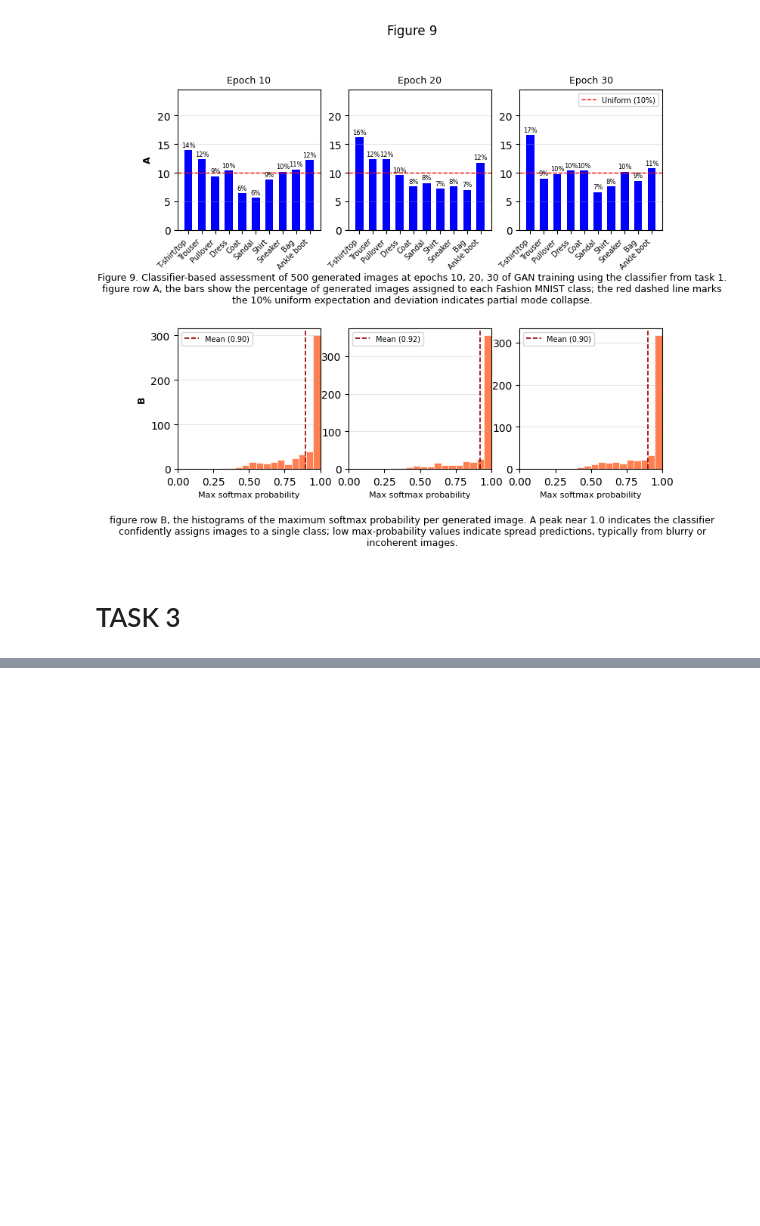
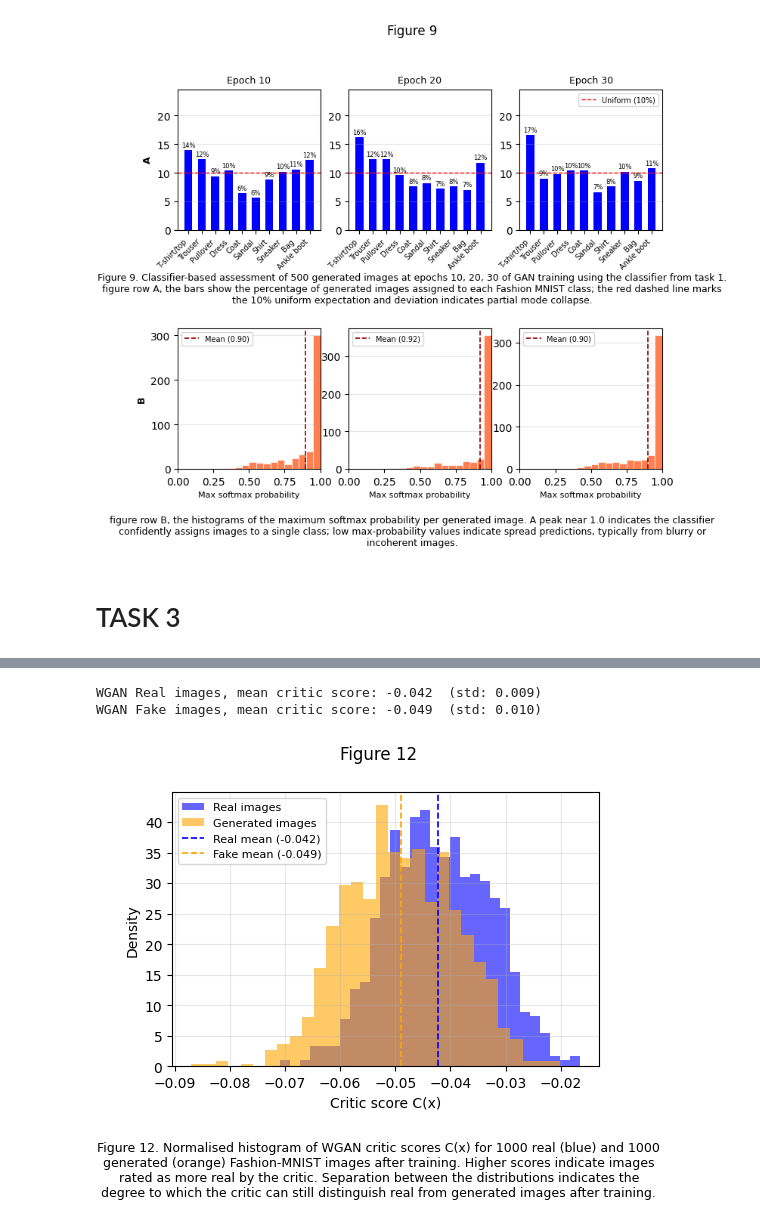
Before and after one commit to Noah-To/NN-Draft, a Jupyter notebook: 283284.ipynb, the cells around one changed output, grey strips where cells are left out. Saved outputs shown, nothing was run; the diff lists cells and outputs as text; code cells hidden in the pictures; blank space fills up the shorter version.

```diff
--- a/283284.ipynb
+++ b/283284.ipynb
@@ -1181,0 +1392,64 @@ plt.show()
+# %%
+# Figure 12: WGAN critic score distributions for 1000 real and 1000 generated images.
+# the WGAN critic outputs unbounded real scores.
+# Higher scores = critic rates as more real; separation indicates discriminability.
+
+C_wgan.eval()
+G_wgan.eval()
+
+wgan_real_scores_list = []
+wgan_fake_scores_list = []
+wgan_fake_images_store = None
+
+with torch.no_grad():
+    n_collected = 0
+    for real_imgs, _ in gan_loader:
+        real_imgs = real_imgs.to(device)
+        scores = C_wgan(real_imgs).squeeze().cpu().numpy()
+        wgan_real_scores_list.extend(scores.tolist())
+        n_collected += real_imgs.size(0)
+        if n_collected >= 1000:
+            break
+
+    z_large = torch.randn(1000, WGAN_LATENT, device=device)
+    wgan_fake_all = G_wgan(z_large)
+    wgan_fake_scores_arr = C_wgan(wgan_fake_all).squeeze().cpu().numpy()
+    wgan_fake_scores_list.extend(wgan_fake_scores_arr.tolist())
+    wgan_fake_images_store = wgan_fake_all.cpu()
+
+wgan_real_scores = np.array(wgan_real_scores_list[:1000])
+wgan_fake_scores = np.array(wgan_fake_scores_list)
+
+print(f"WGAN Real images, mean critic score: {wgan_real_scores.mean():.3f}  (std: {wgan_real_scores.std():.3f})")
+print(f"WGAN Fake images, mean critic score: {wgan_fake_scores.mean():.3f}  (std: {wgan_fake_scores.std():.3f})")
+
+figWidth  = 14.
+figHeight = 12.
+fig, ax = plt.subplots(figsize=tuple(np.array((figWidth, figHeight)) / 2.54))
+fig.suptitle('Figure 12')
+
+ax.hist(wgan_real_scores, bins=30, alpha=0.6, color='blue',   label='Real images', density=True)
+ax.hist(wgan_fake_scores, bins=30, alpha=0.6, color='orange', label='Generated images', density=True)
+ax.axvline(wgan_real_scores.mean(), color='blue',   linestyle='--', linewidth=1.2,
+           label=f'Real mean ({wgan_real_scores.mean():.3f})')
+ax.axvline(wgan_fake_scores.mean(), color='orange', linestyle='--', linewidth=1.2,
+           label=f'Fake mean ({wgan_fake_scores.mean():.3f})')
+
+ax.set_xlabel('Critic score C(x)')
+ax.set_ylabel('Density')
+ax.legend(fontsize=8)
+ax.grid(True, alpha=0.3)
+
+txt = ("Figure 12. Normalised histogram of WGAN critic scores C(x) for 1000 real (blue) "
+       "and 1000 generated (orange) Fashion-MNIST images after training. "
+       "Higher scores indicate images rated as more real by the critic. "
+       "Separation between the distributions indicates the degree to which the critic "
+       "can still distinguish real from generated images after training.")
+plt.subplots_adjust(bottom=0.3)
+plt.figtext(0.5, 0.03, txt, wrap=True, horizontalalignment='center', fontsize=9)
+
+plt.show()
+# %% [output]
+WGAN Real images, mean critic score: -0.042  (std: 0.009)
+WGAN Fake images, mean critic score: -0.049  (std: 0.010)
+[figure, added]
```
Also changed, not shown: parts of 9 cells of this notebook, 1 other file.
